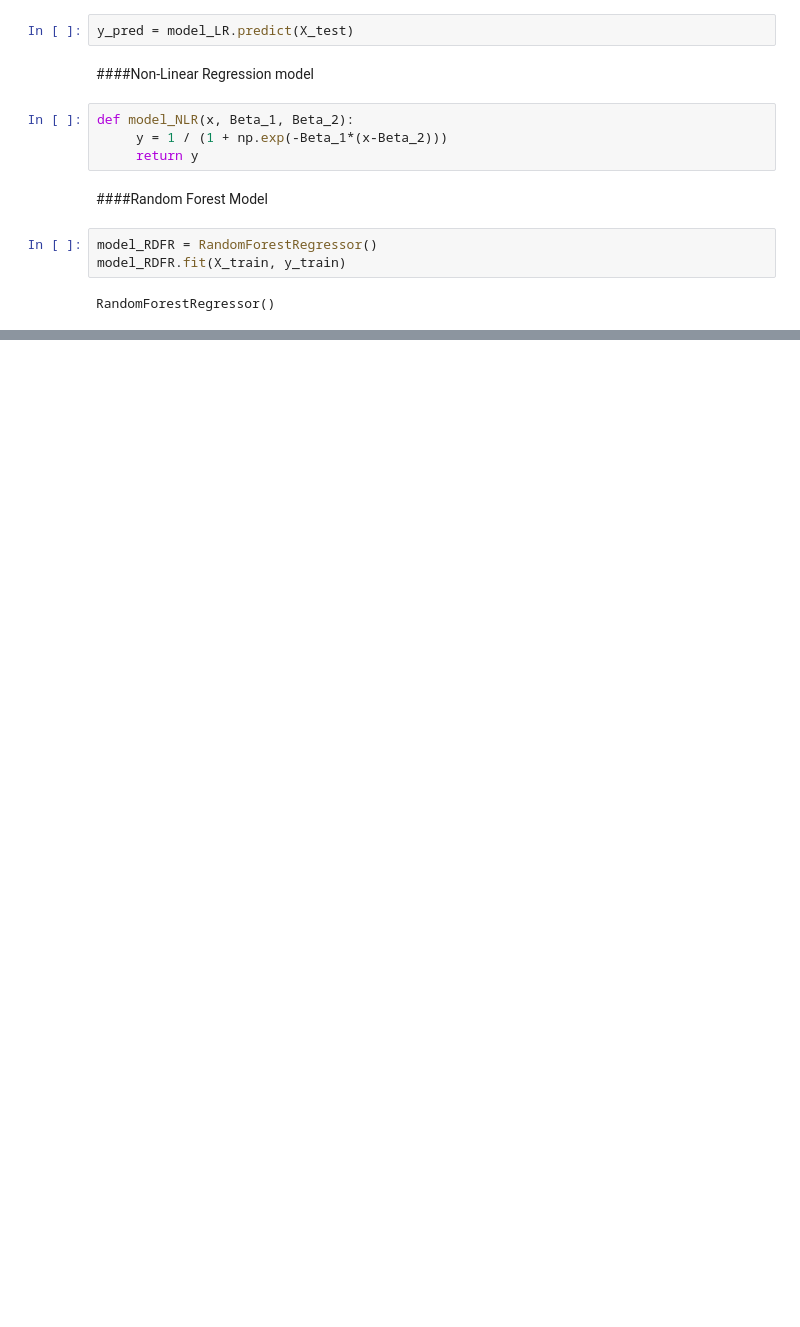
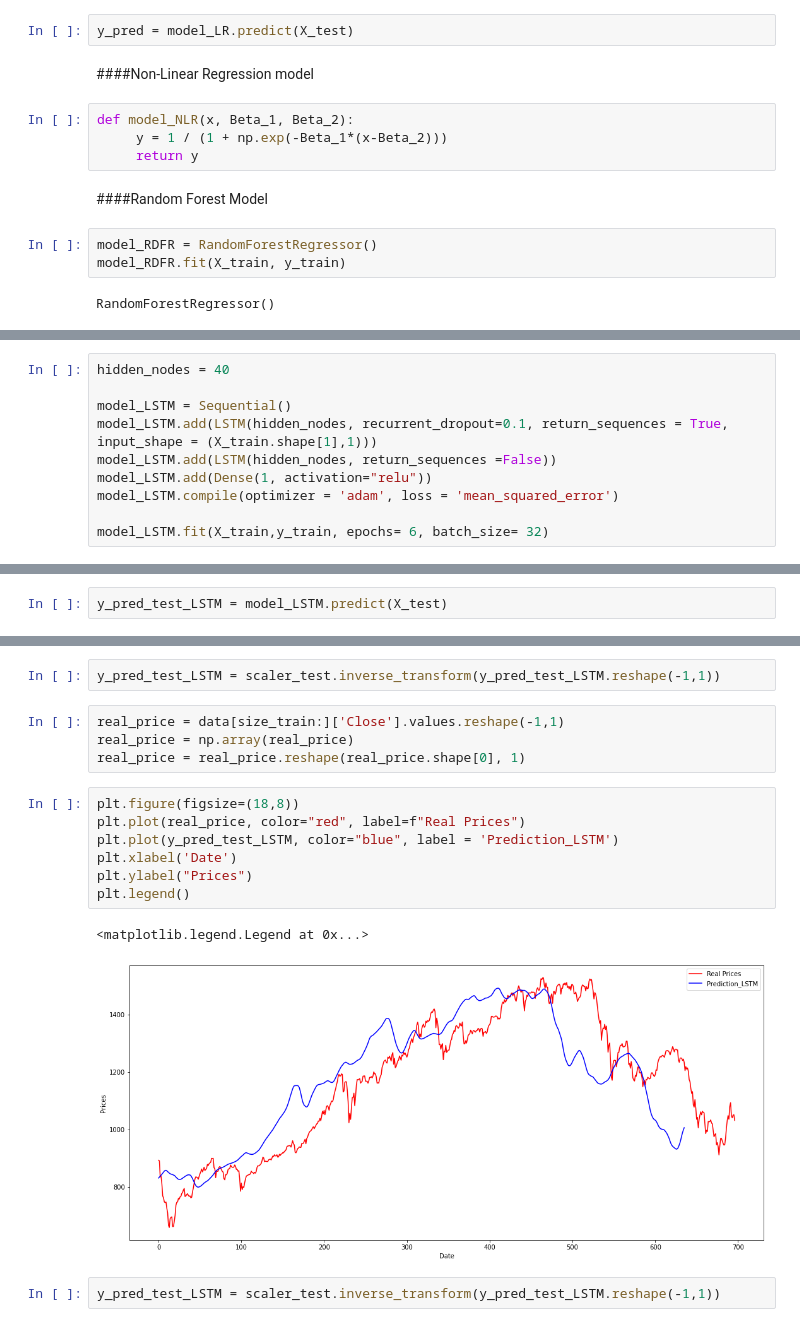
Before and after one commit to Josnht/VN-Index-prediction, a Jupyter notebook: Untitled4.ipynb, the cells around one changed output, grey strips where cells are left out. Saved outputs shown, nothing was run; the diff lists cells and outputs as text; blank space fills up the shorter version.

```diff
--- a/Untitled4.ipynb
+++ b/Untitled4.ipynb
@@ -267,0 +274,10 @@ RandomForestRegressor()
+# %%
+hidden_nodes = 40
+
+model_LSTM = Sequential()
+model_LSTM.add(LSTM(hidden_nodes, recurrent_dropout=0.1, return_sequences = True, input_shape = (X_train.shape[1],1)))
+model_LSTM.add(LSTM(hidden_nodes, return_sequences =False))
+model_LSTM.add(Dense(1, activation="relu"))
+model_LSTM.compile(optimizer = 'adam', loss = 'mean_squared_error')
+
+model_LSTM.fit(X_train,y_train, epochs= 6, batch_size= 32)
@@ -267,0 +341,2 @@ RandomForestRegressor()
+# %%
+y_pred_test_LSTM = model_LSTM.predict(X_test)
@@ -267,0 +345,18 @@ RandomForestRegressor()
+# %%
+y_pred_test_LSTM = scaler_test.inverse_transform(y_pred_test_LSTM.reshape(-1,1))
+# %%
+real_price = data[size_train:]['Close'].values.reshape(-1,1)
+real_price = np.array(real_price)
+real_price = real_price.reshape(real_price.shape[0], 1)
+# %%
+plt.figure(figsize=(18,8))
+plt.plot(real_price, color="red", label=f"Real Prices")
+plt.plot(y_pred_test_LSTM, color="blue", label = 'Prediction_LSTM')
+plt.xlabel('Date')
+plt.ylabel("Prices")
+plt.legend()
+# %% [output]
+<matplotlib.legend.Legend at 0x...>
+[figure, added]
+# %%
+y_pred_test_LSTM = scaler_test.inverse_transform(y_pred_test_LSTM.reshape(-1,1))
```
Also changed, not shown: parts of 11 cells of this notebook.
